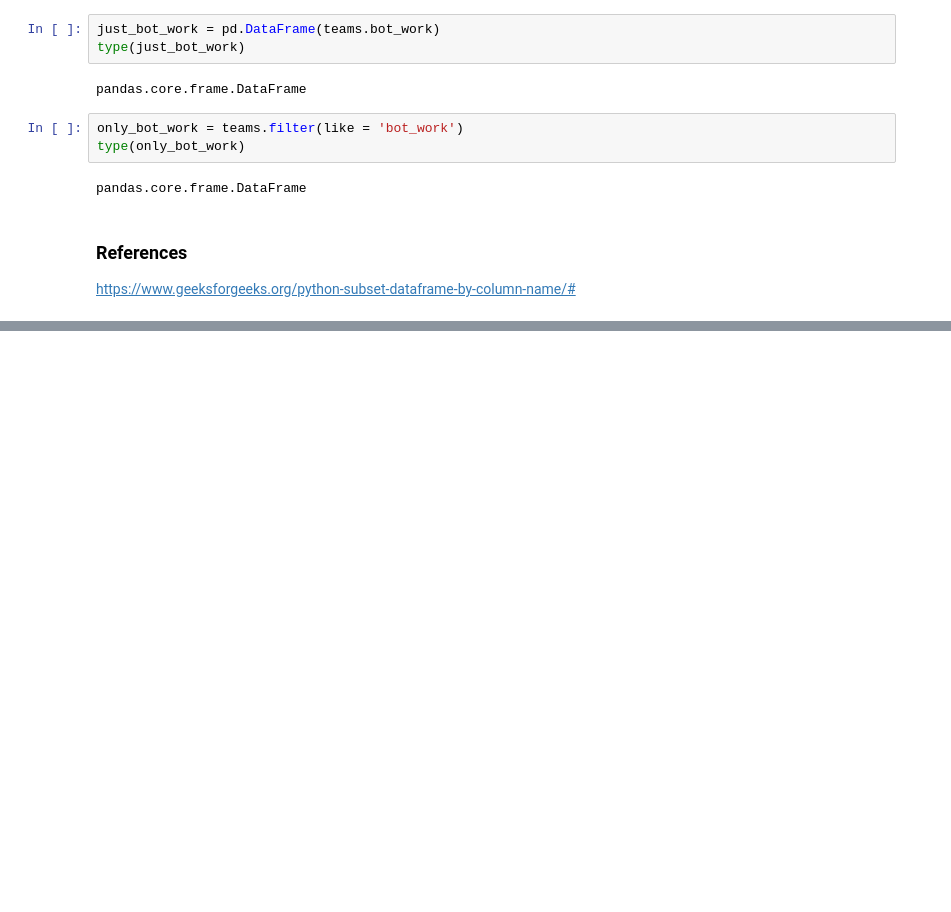
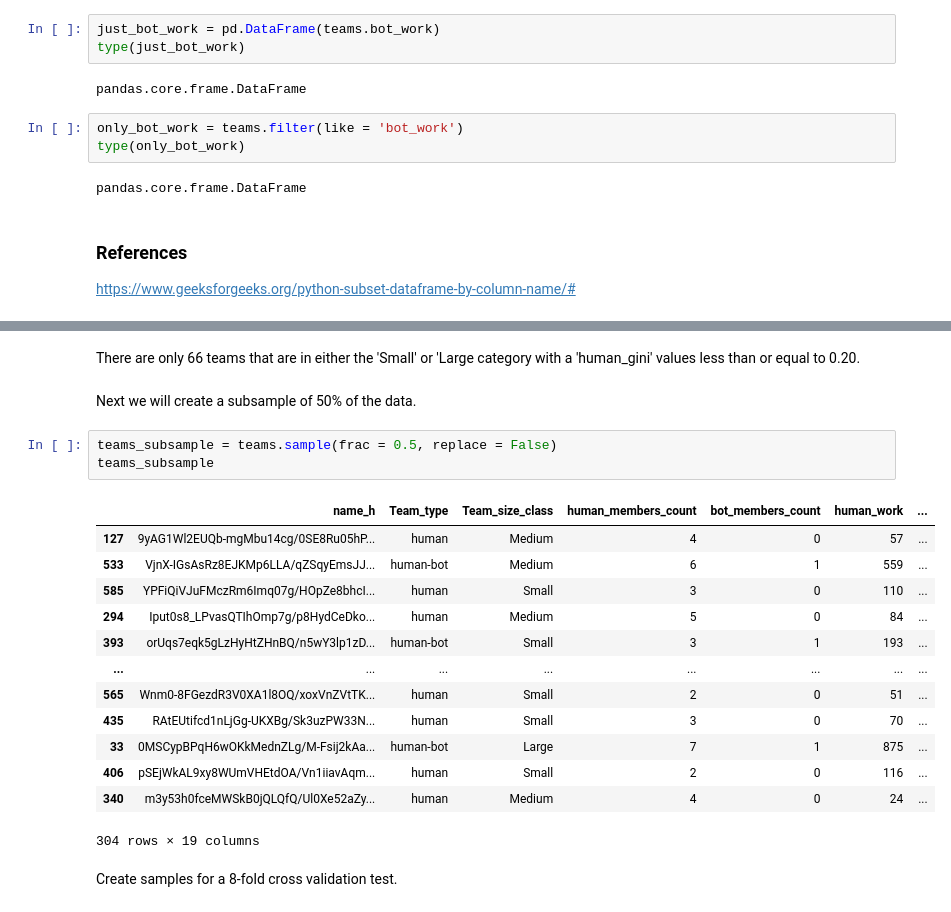
Before and after one commit to allnumbersarelies/week7labs, a Jupyter notebook: 07_Simpson_Instructor_Lab.ipynb, the cells around one changed output, grey strips where cells are left out. Drawn from its saved outputs; the diff is of its cells as text; blank space fills up the shorter version.

```diff
--- a/07_Simpson_Instructor_Lab.ipynb
+++ b/07_Simpson_Instructor_Lab.ipynb
@@ -252,0 +327,24 @@ https://www.geeksforgeeks.org/python-subset-dataframe-by-column-name/#
+# %% [markdown]
+There are only 66 teams that are in either the 'Small' or 'Large category with a 'human_gini' values less than or equal to 0.20.
+# %% [markdown]
+
+Next we will create a subsample of 50% of the data.
+# %%
+teams_subsample = teams.sample(frac = 0.5, replace = False)
+teams_subsample
+# %% [output]
+|  | name_h | Team_type | Team_size_class | human_members_count | bot_members_count | human_work | ... |
+| 127 | 9yAG1Wl2EUQb-mgMbu14cg/0SE8Ru05hP... | human | Medium | 4 | 0 | 57 | ... |
+| 533 | VjnX-IGsAsRz8EJKMp6LLA/qZSqyEmsJJ... | human-bot | Medium | 6 | 1 | 559 | ... |
+| 585 | YPFiQiVJuFMczRm6Imq07g/HOpZe8bhcI... | human | Small | 3 | 0 | 110 | ... |
+| 294 | Iput0s8_LPvasQTIhOmp7g/p8HydCeDko... | human | Medium | 5 | 0 | 84 | ... |
+| 393 | orUqs7eqk5gLzHyHtZHnBQ/n5wY3lp1zD... | human-bot | Small | 3 | 1 | 193 | ... |
+| ... | ... | ... | ... | ... | ... | ... | ... |
+| 565 | Wnm0-8FGezdR3V0XA1l8OQ/xoxVnZVtTK... | human | Small | 2 | 0 | 51 | ... |
+| 435 | RAtEUtifcd1nLjGg-UKXBg/Sk3uzPW33N... | human | Small | 3 | 0 | 70 | ... |
+| 33 | 0MSCypBPqH6wOKkMednZLg/M-Fsij2kAa... | human-bot | Large | 7 | 1 | 875 | ... |
+| 406 | pSEjWkAL9xy8WUmVHEtdOA/Vn1iiavAqm... | human | Small | 2 | 0 | 116 | ... |
+| 340 | m3y53h0fceMWSkB0jQLQfQ/Ul0Xe52aZy... | human | Medium | 4 | 0 | 24 | ... |
+304 rows × 19 columns
+# %% [markdown]
+Create samples for a 8-fold cross validation test.
```
Also changed, not shown: parts of 9 cells of this notebook.
